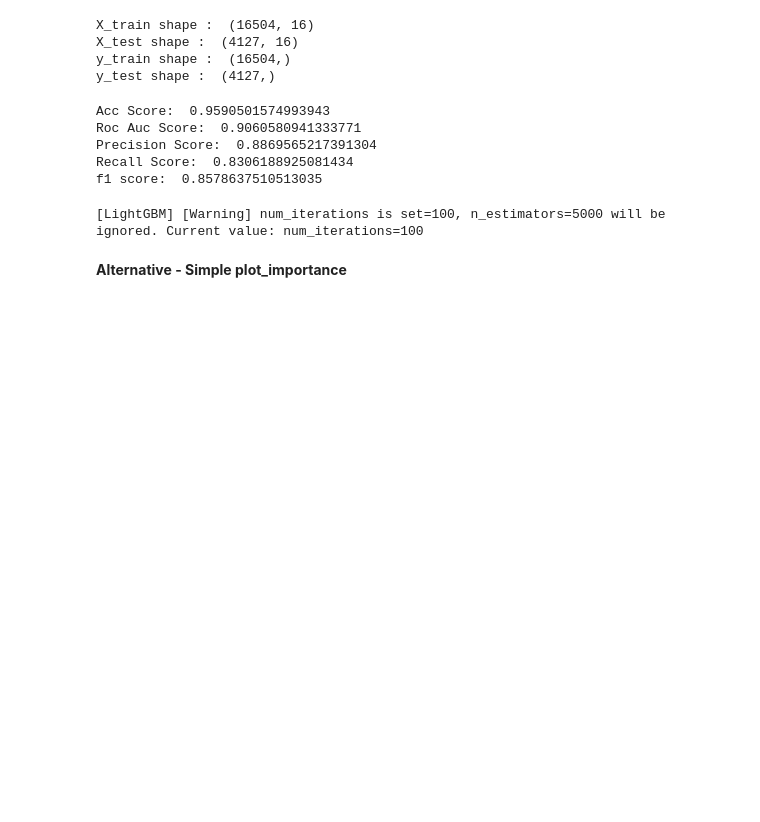
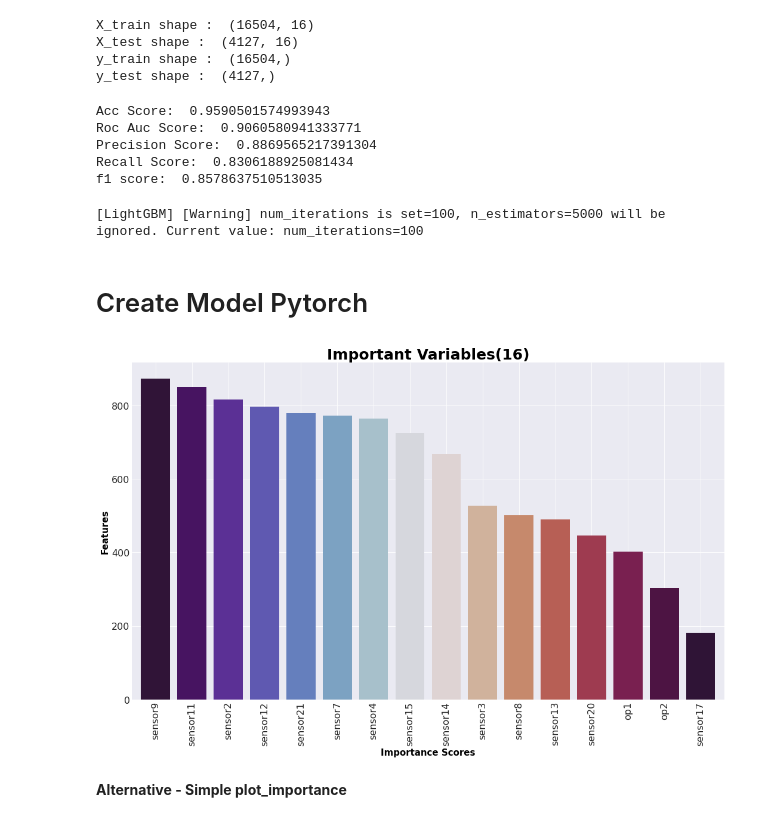
Before and after one commit to OlivierMeignan/Jet-Engine-Modeling, a Jupyter notebook: nasa-turbofan-engine-rul-predictive-maintenance.ipynb, the cells around one changed output. Saved outputs shown, nothing was run; the diff lists cells and outputs as text; code cells hidden in the pictures; blank space fills up the shorter version.

```diff
--- a/nasa-turbofan-engine-rul-predictive-maintenance.ipynb
+++ b/nasa-turbofan-engine-rul-predictive-maintenance.ipynb
@@ -396,4 +396,6 @@ with mlflow.start_run():
     #mlflow.lightgbm.log_model(lgb_clss, '~/models')
 # %% [output]
 [LightGBM] [Warning] num_iterations is set=100, n_estimators=5000 will be ignored. Current value: num_iterations=100
+# %% [markdown]
+# Create Model Pytorch
 # %%
@@ -480,18 +482,20 @@ with mlflow.start_run():
 # %%
 colors = [plt.cm.twilight_shifted(i/float(len(x.columns)-1)) for i in range(len(x.columns))]
 columns_X_train=x.columns.tolist()
 X_train=pd.DataFrame(X_train)
-X_train.set_axis(columns_X_train, axis=1, inplace=True)
+X_train.set_axis(columns_X_train, axis=1)
 feat_importances = pd.Series(lgb_clss.feature_importances_, index=X_train.columns)
 plt.figure(figsize=(15,10))
 plt.rcParams.update({'font.size': 16})
 plt.title('Important Variables(16)',color='black',fontweight='bold',size=25)
 feat_importances.nlargest(16).plot(kind='bar', color=colors, width=0.8, align='center')
 plt.ylabel('Features',color='black',fontweight='bold',size=15)
 plt.xlabel('Importance Scores',color='black',fontweight='bold',size=15)
 plt.tight_layout()
 plt.grid(True)
 plt.show()
+# %% [output]
+[figure, added]
 # %% [markdown]
 **Alternative - Simple plot_importance**
 # %%
```
Also changed, not shown: parts of 9 cells of this notebook, 2 other files.
